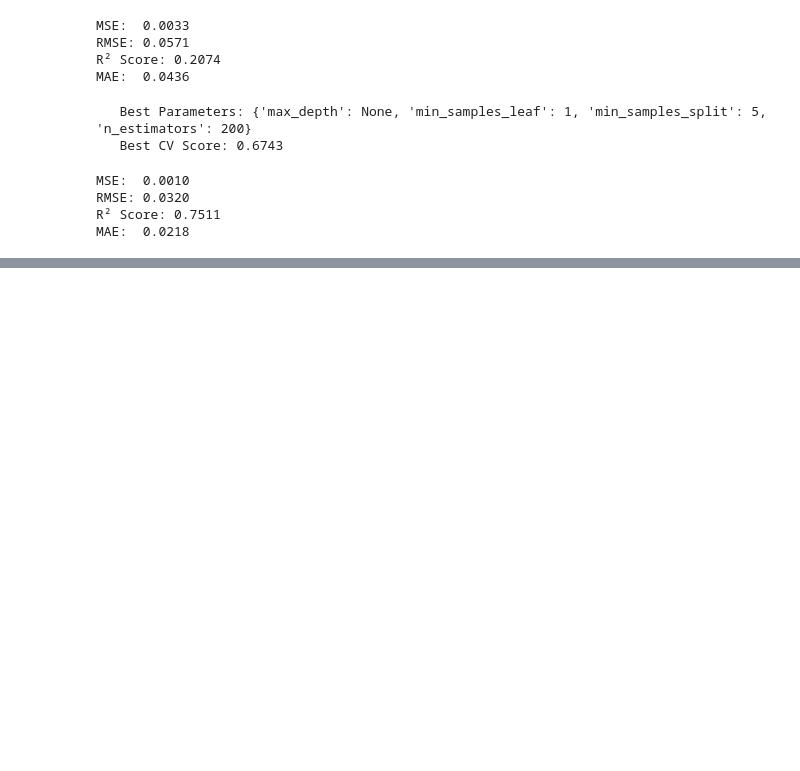
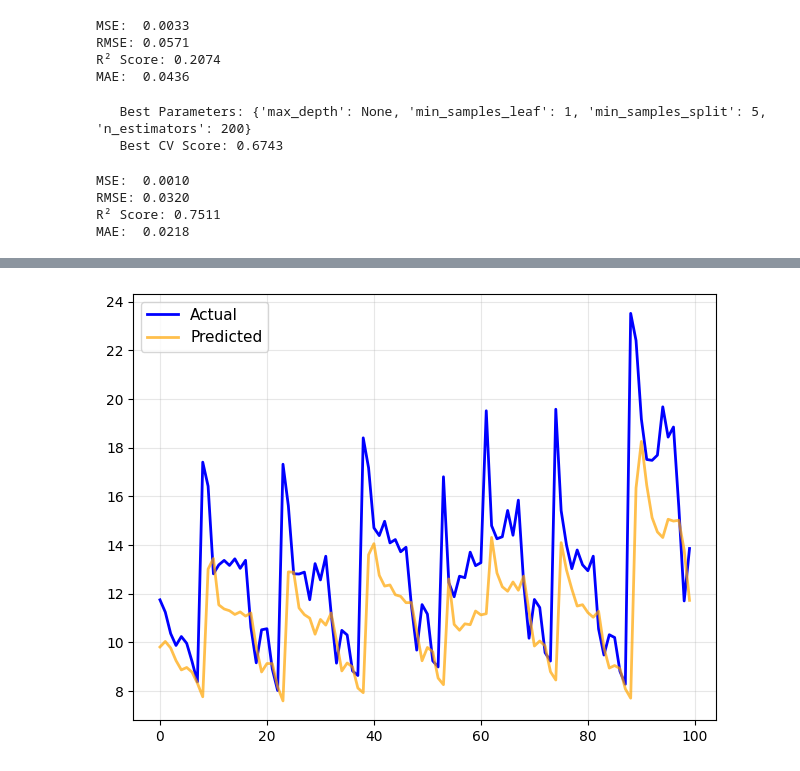
Before and after one commit to NickStrain/Air-Quality-Index-Data-Mining-Project-, a Jupyter notebook: model_implementation.ipynb, the cells around one changed output, grey strips where cells are left out. Cells and saved outputs as stored; diff of their text form; code cells hidden in the pictures; blank space fills up the shorter version.

```diff
--- a/model_implementation.ipynb
+++ b/model_implementation.ipynb
@@ -342,0 +394,3 @@ Apriori Rules:
+# %%
+y_train_pred = model.predict(X_train)
+y_test_pred = model.predict(X_test)
@@ -342,0 +400,5 @@ Apriori Rules:
+# %%
+y_train_actual = scaler.inverse_transform(y_train.reshape(-1, 1))
+y_train_pred = scaler.inverse_transform(y_train_pred)
+y_test_actual = scaler.inverse_transform(y_test.reshape(-1, 1))
+y_test_pred = scaler.inverse_transform(y_test_pred)
@@ -342,0 +410,4 @@ Apriori Rules:
+# %%
+y_train_pred = y_train_pred - 1
+
+y_train_pred
@@ -342,0 +422,17 @@ Apriori Rules:
+# %%
+# fig, axes = plt.subplots(2, 1, figsize=(14, 8))
+
+# Training performance
+plt.plot(y_train_actual[:100], label='Actual', linewidth=2, color='blue')
+plt.plot(y_train_pred[:100], label='Predicted', linewidth=2, alpha=0.7, color='orange')
+# plt.set_title(' Actual vs Predicted', fontsize=14, fontweight='bold')
+# plt.set_xlabel('Sample')
+# plt.set_ylabel('Value')
+plt.legend(fontsize=11)
+plt.grid(True, alpha=0.3)
+
+
+plt.tight_layout()
+plt.show()
+# %% [output]
+[figure, added]
```
Also changed, not shown: parts of 21 cells of this notebook, 2 other files.
